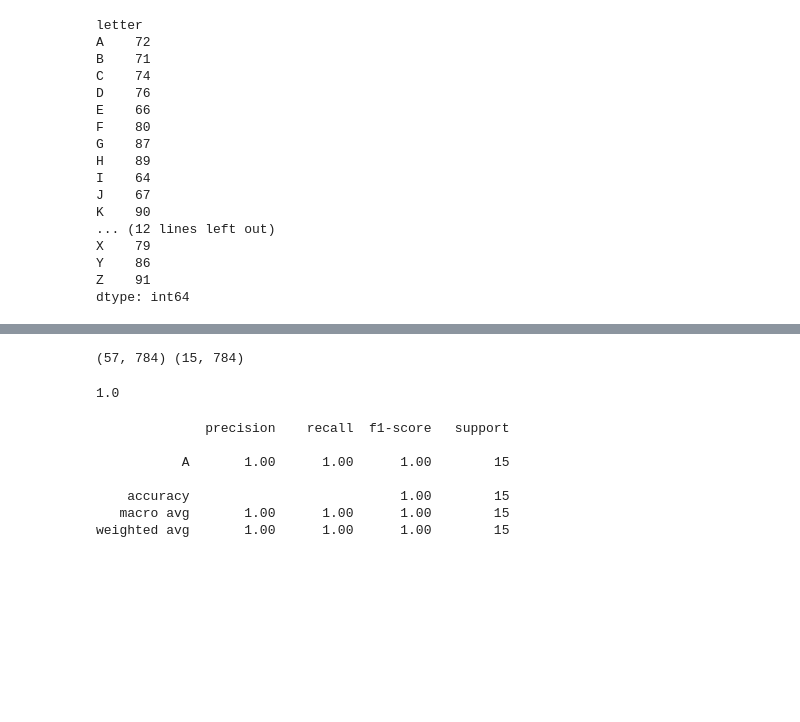
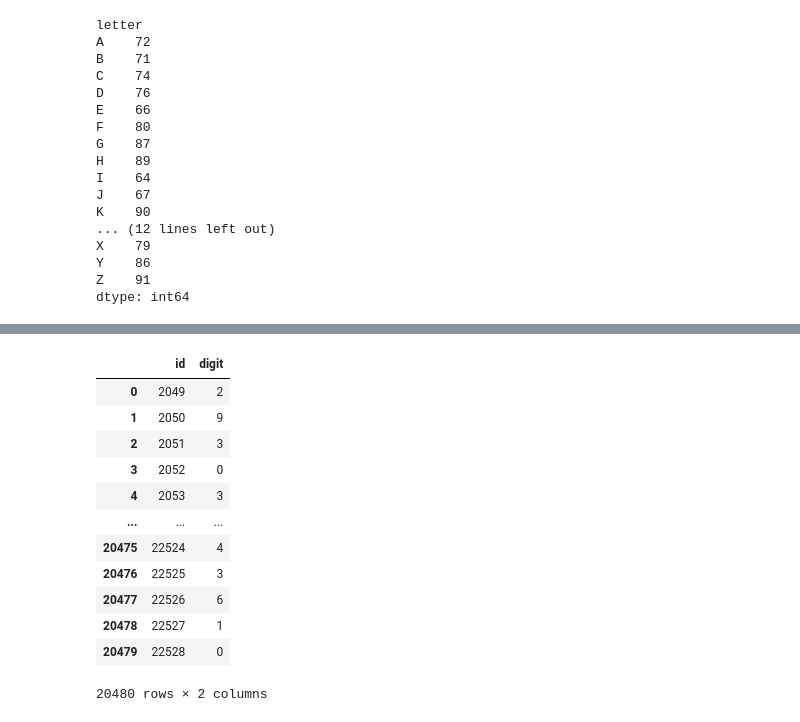
Before and after one commit to micro94/MNIST_project, a Jupyter notebook: MNIST_project.ipynb, the cells around one changed output, grey strips where cells are left out. Drawn from its saved outputs; the diff is of its cells as text; code cells hidden in the pictures; blank space fills up the shorter version.

```diff
--- a/MNIST_project.ipynb
+++ b/MNIST_project.ipynb
@@ -100,0 +215,7 @@ A = A.drop(['id','digit'],axis=1)
+# %%
+test_df = test_df.drop(["id","letter"],axis=1)
+# %%
+rfc = RandomForestClassifier(n_estimators=100, criterion = "entropy")
+
+rfc.fit(X, y)
+prediction = rfc.predict(test_df)
@@ -100,0 +238,23 @@ A = A.drop(['id','digit'],axis=1)
+# %%
+summit =pd.read_csv("submission.csv")
+# %%
+summit["digit"] = prediction
+summit = summit.drop("Unnamed: 0",axis=1)
+# %%
+summit.to_csv("C.F_summit1.csv",index = False)
+#예측률 50%
+pd.read_csv("C.F_summit1.csv")
+# %% [output]
+|  | id | digit |
+| 0 | 2049 | 2 |
+| 1 | 2050 | 9 |
+| 2 | 2051 | 3 |
+| 3 | 2052 | 0 |
+| 4 | 2053 | 3 |
+| ... | ... | ... |
+| 20475 | 22524 | 4 |
+| 20476 | 22525 | 3 |
+| 20477 | 22526 | 6 |
+| 20478 | 22527 | 1 |
+| 20479 | 22528 | 0 |
+20480 rows × 2 columns
@@ -104,25 +283,0 @@ X =A.drop("letter",axis=1)
-# %%
-X_train,X_test,y_train,y_test = train_test_split(X,y,test_size =0.2 ,random_state =3)
-print(X_train.shape,X_test.shape)
-# %% [output]
-(57, 784) (15, 784)
-# %%
-rfc = RandomForestClassifier(n_estimators=100, criterion = "entropy")
-
-rfc.fit(X_train, y_train)
-prediction = rfc.predict(X_test)
-rfc.score(X_test, y_test)
-# %% [output]
-1.0
-# %%
-from sklearn.metrics import classification_report
-
-print(classification_report((y_test), prediction))
-# %% [output]
-              precision    recall  f1-score   support
-
-           A       1.00      1.00      1.00        15
-
-    accuracy                           1.00        15
-   macro avg       1.00      1.00      1.00        15
-weighted avg       1.00      1.00      1.00        15
```
Also changed, not shown: parts of 25 cells of this notebook.
